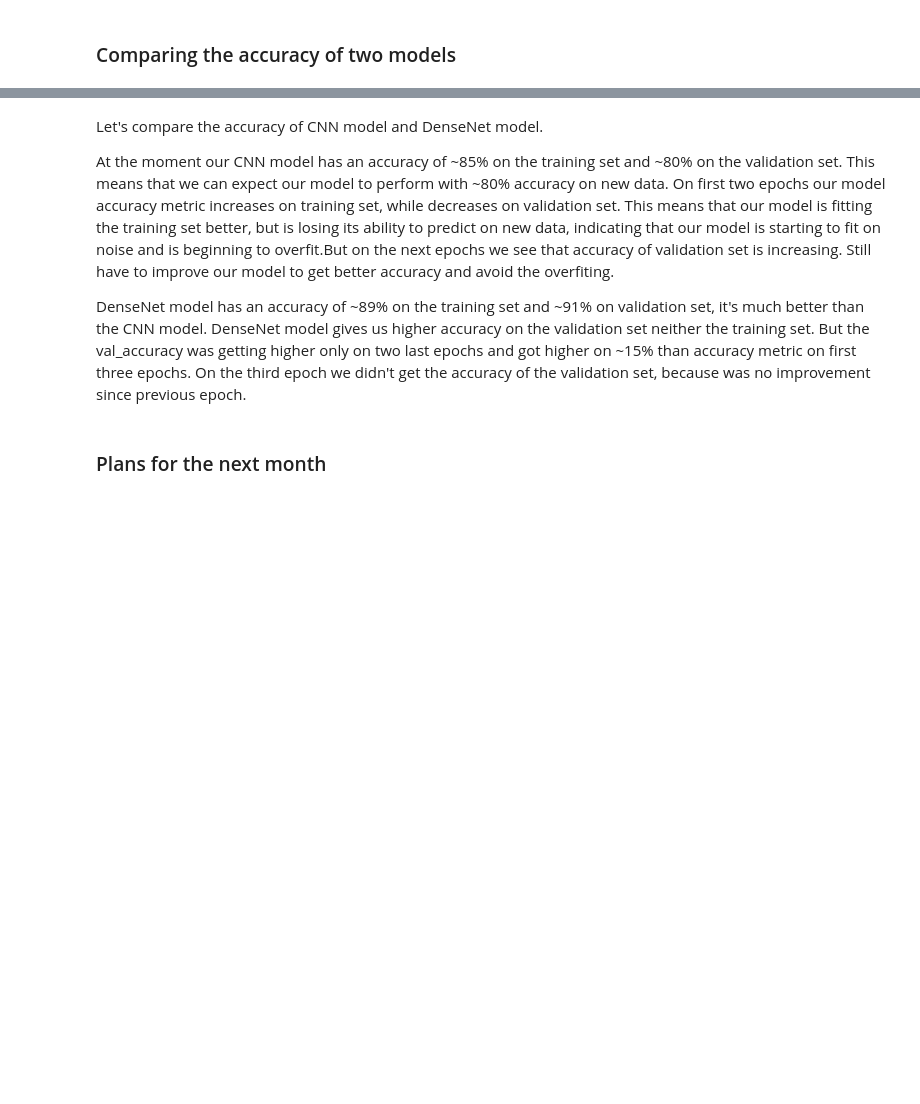
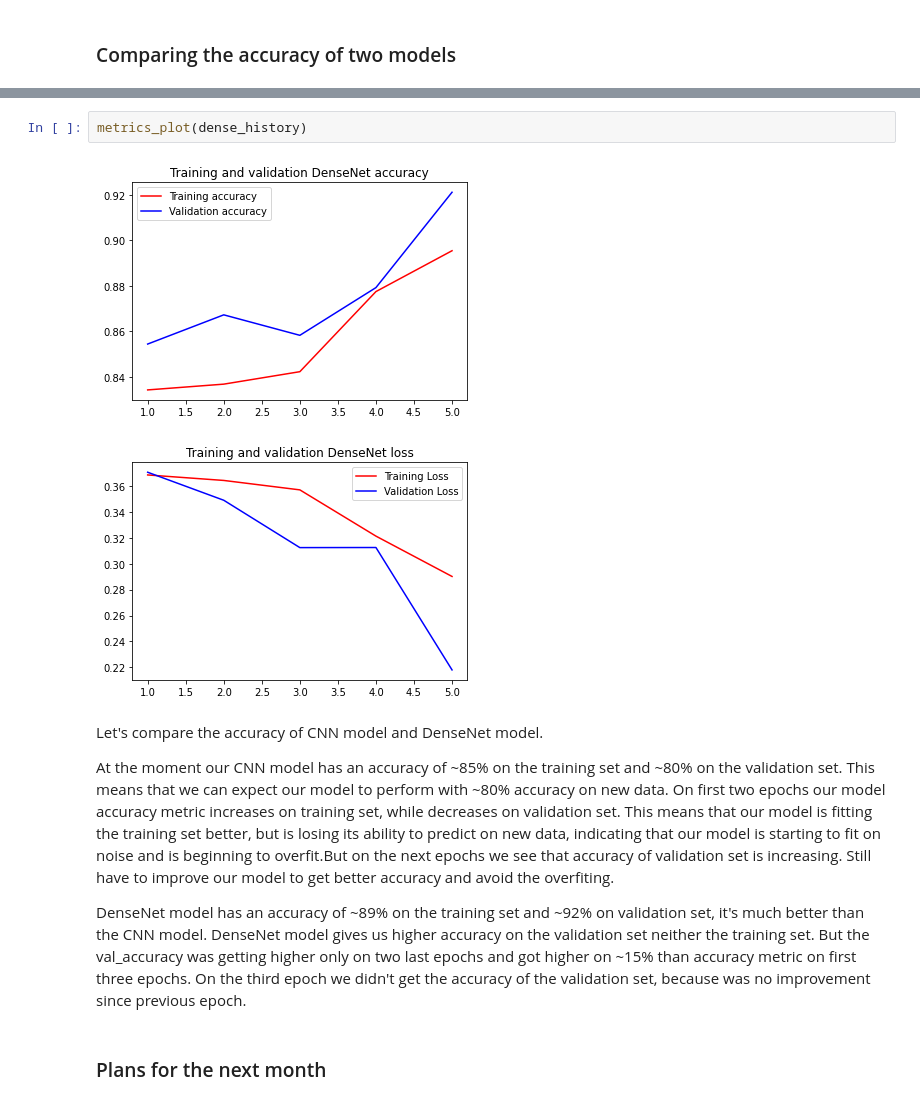
Before and after one commit to alexakh95/datasciense-uni-project, a Jupyter notebook: notebooks/histopathologic_cancer_detection/project.ipynb, the cells around one changed output, grey strips where cells are left out. Cells and saved outputs as stored; diff of their text form; blank space fills up the shorter version.

```diff
--- a/notebooks/histopathologic_cancer_detection/project.ipynb
+++ b/notebooks/histopathologic_cancer_detection/project.ipynb
@@ -1095,10 +1136,15 @@ Epoch 5/5
+# %%
+metrics_plot(dense_history)
+# %% [output]
+[figure, added]
+[figure, added]
 # %% [markdown]
 Let's compare the accuracy of CNN model and DenseNet model.
 
 
 At the moment our CNN model has an accuracy of ~85% on the training set and ~80% on the validation set. This means that we can expect our model to perform with ~80% accuracy on new data. On first two epochs our model accuracy metric increases on training set, while decreases on validation set. This means that our model is fitting the training set better, but is losing its ability to predict on new data, indicating that our model is starting to fit on noise and is beginning to overfit.But on the next epochs we see that accuracy of validation set is increasing. Still have to improve our model to get better accuracy and avoid the overfiting.
 
-DenseNet model has an accuracy of ~89% on the training set and ~91% on validation set, it's much better than the CNN model. DenseNet model gives us higher accuracy on the validation set neither the training set. But the val_accuracy was getting higher only on two last epochs and got higher on ~15% than accuracy metric on first three epochs. On the third epoch we didn't get the accuracy of the validation set, because was no improvement since previous epoch.
+DenseNet model has an accuracy of ~89% on the training set and ~92% on validation set, it's much better than the CNN model. DenseNet model gives us higher accuracy on the validation set neither the training set. But the val_accuracy was getting higher only on two last epochs and got higher on ~15% than accuracy metric on first three epochs. On the third epoch we didn't get the accuracy of the validation set, because was no improvement since previous epoch.
 # %% [markdown]
 ### Plans for the next month
 # %% [markdown]
```
Also changed, not shown: parts of 14 cells of this notebook.
